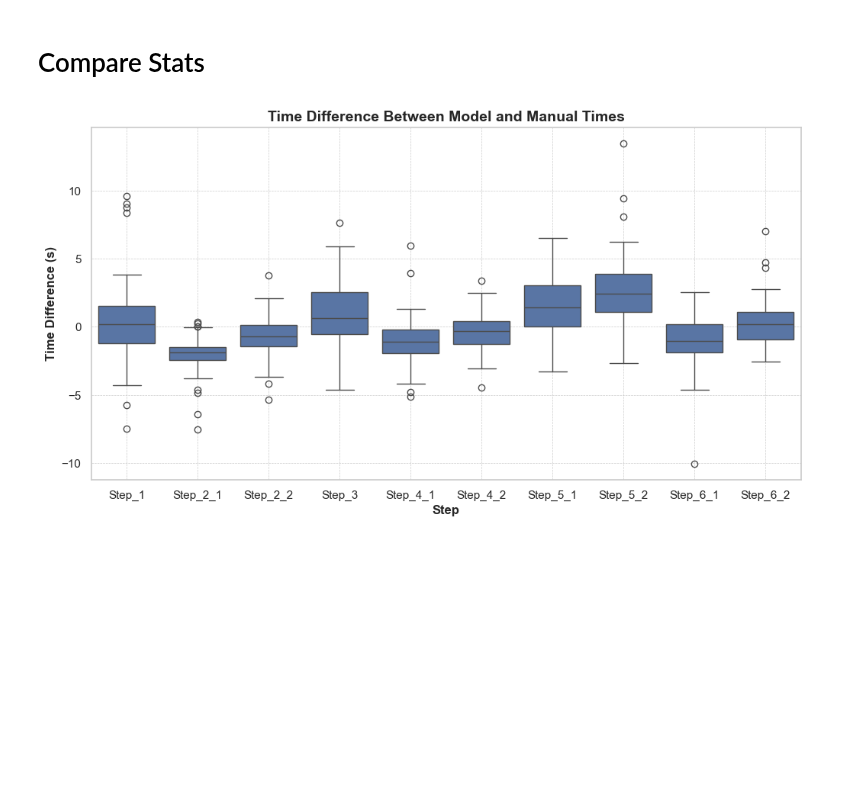
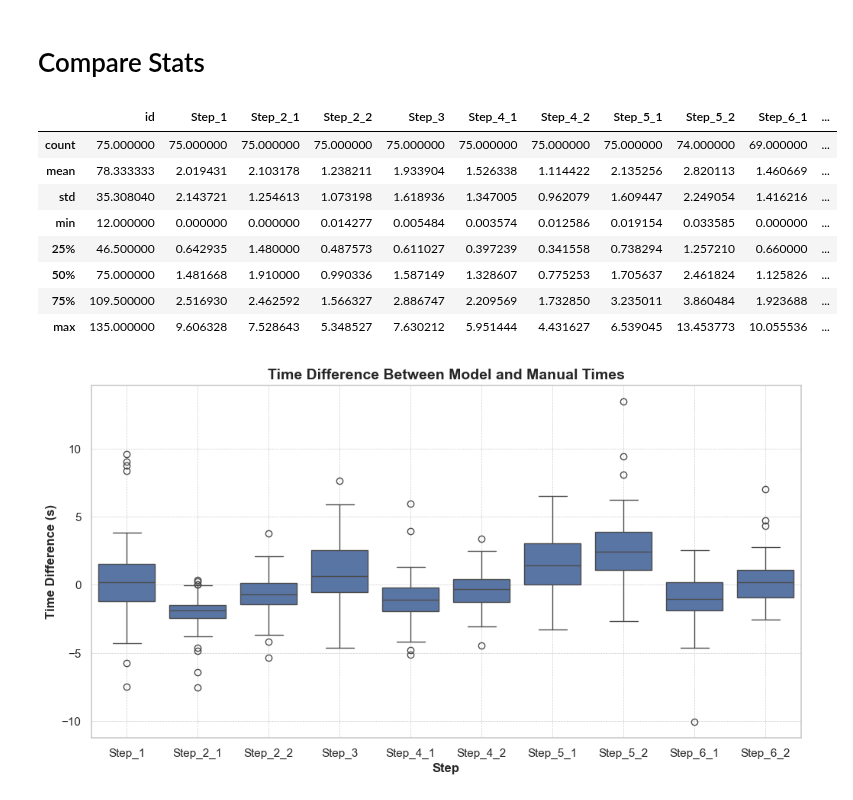
Before and after one commit to juannquinones/HandHygiene, a Jupyter notebook: DataAnalysis.ipynb, the cells around one changed output. Drawn from its saved outputs; the diff is of its cells as text; code cells hidden in the pictures; blank space fills up the shorter version.

```diff
--- a/DataAnalysis.ipynb
+++ b/DataAnalysis.ipynb
@@ -58,6 +58,18 @@ for col in columns:
     result_df[col] = (merged_df[f'{col}#Model'] - merged_df[f'{col}#Manual'])
 # %%
 melted_df = result_df.melt(id_vars=['id'], var_name='Column', value_name='Value')
+# %%
+result_df_abs.describe()
+# %% [output]
+|  | id | Step_1 | Step_2_1 | Step_2_2 | Step_3 | Step_4_1 | Step_4_2 | Step_5_1 | Step_5_2 | Step_6_1 | ... |
+| count | 75.000000 | 75.000000 | 75.000000 | 75.000000 | 75.000000 | 75.000000 | 75.000000 | 75.000000 | 74.000000 | 69.000000 | ... |
+| mean | 78.333333 | 2.019431 | 2.103178 | 1.238211 | 1.933904 | 1.526338 | 1.114422 | 2.135256 | 2.820113 | 1.460669 | ... |
+| std | 35.308040 | 2.143721 | 1.254613 | 1.073198 | 1.618936 | 1.347005 | 0.962079 | 1.609447 | 2.249054 | 1.416216 | ... |
+| min | 12.000000 | 0.000000 | 0.000000 | 0.014277 | 0.005484 | 0.003574 | 0.012586 | 0.019154 | 0.033585 | 0.000000 | ... |
+| 25% | 46.500000 | 0.642935 | 1.480000 | 0.487573 | 0.611027 | 0.397239 | 0.341558 | 0.738294 | 1.257210 | 0.660000 | ... |
+| 50% | 75.000000 | 1.481668 | 1.910000 | 0.990336 | 1.587149 | 1.328607 | 0.775253 | 1.705637 | 2.461824 | 1.125826 | ... |
+| 75% | 109.500000 | 2.516930 | 2.462592 | 1.566327 | 2.886747 | 2.209569 | 1.732850 | 3.235011 | 3.860484 | 1.923688 | ... |
+| max | 135.000000 | 9.606328 | 7.528643 | 5.348527 | 7.630212 | 5.951444 | 4.431627 | 6.539045 | 13.453773 | 10.055536 | ... |
 # %%
 plt.figure(figsize=(12, 6))
 sns.set_theme(style="whitegrid")
```
Also changed, not shown: parts of 2 cells of this notebook, 4 other files.
